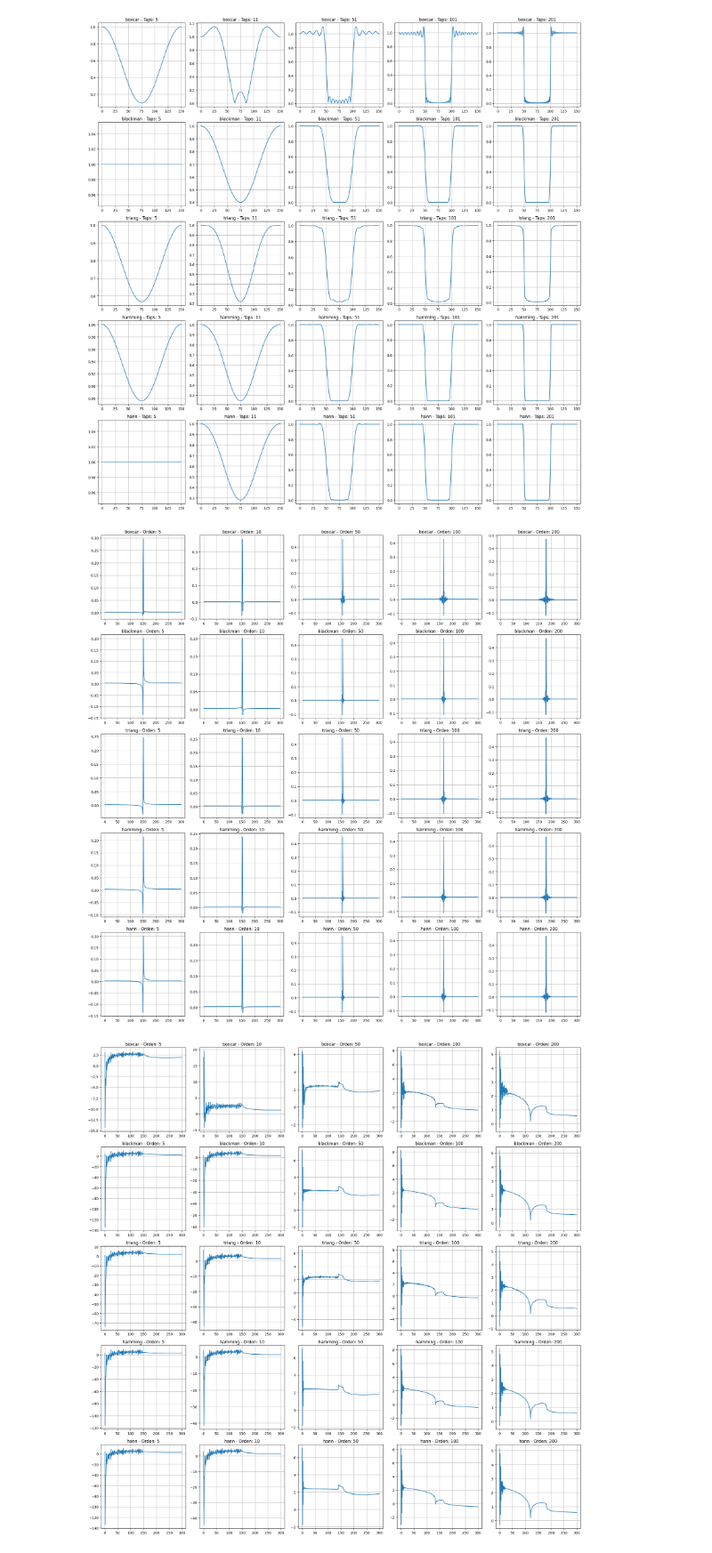
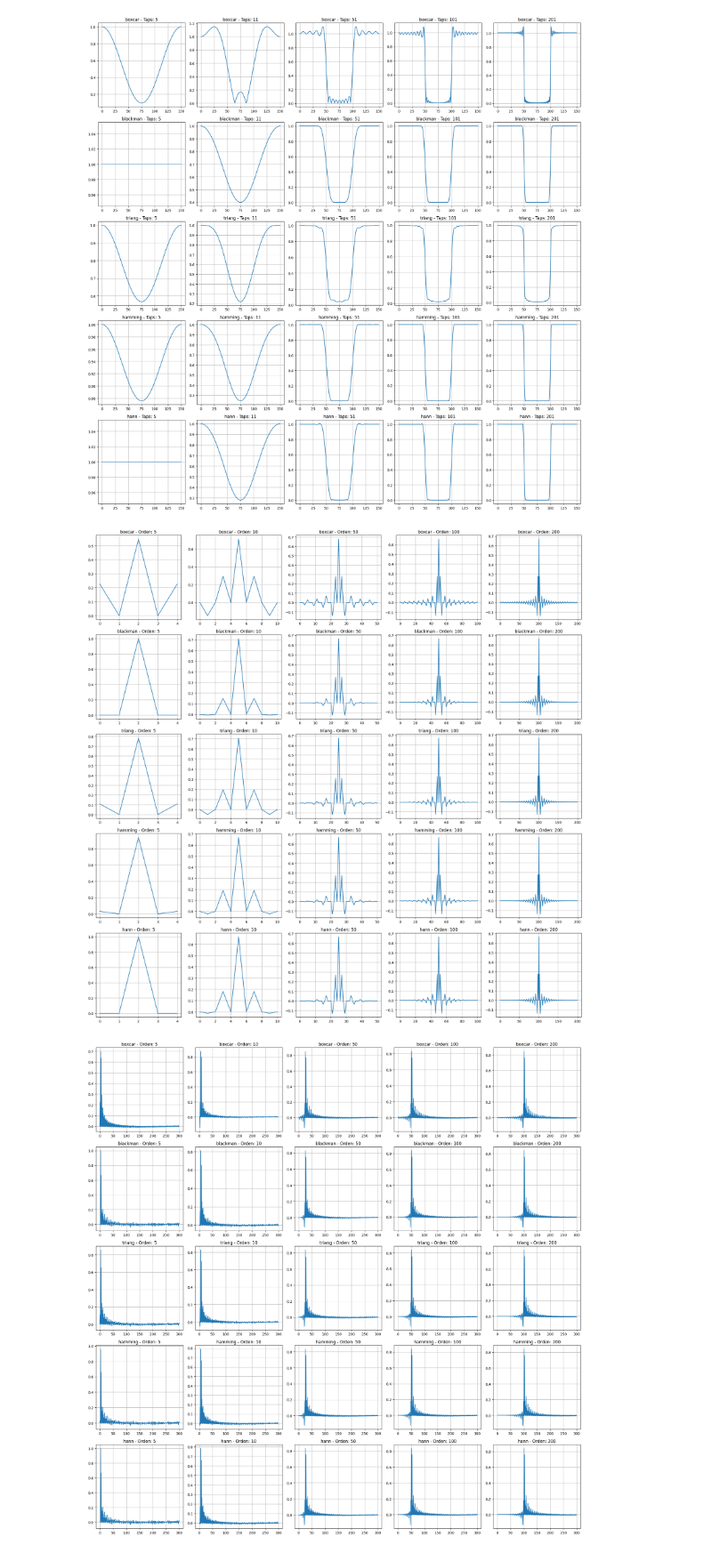
Before and after one commit to DayubMateo/PDS_2026_IIA, a Jupyter notebook: unidad-3-4 Filtros IIR Fir/PDS_TP_2.ipynb, the cells around one changed output. Shown at 89% size. Cells and saved outputs as stored; diff of their text form; code cells hidden in the pictures.

```diff
--- a/unidad-3-4 Filtros IIR Fir/PDS_TP_2.ipynb
+++ b/unidad-3-4 Filtros IIR Fir/PDS_TP_2.ipynb
@@ -26,6 +35,10 @@ std = 5
 dom, seno_comb = generar_senoidal(duracion, np.arange(1,50,0.3), frecM)
 _, ruido = generar_senoidal(duracion, np.arange(51, 100, 0.3), frecM, 1)
 seno_comb_ruido = seno_comb + ruido
+
+_, seno_comb1 = generar_senoidal(duracion, np.arange(100, 150, 0.3), frecM)
+seno_comb_ruido = seno_comb_ruido + seno_comb1
+seno_comb_ruido /= np.max(seno_comb_ruido)
 
 fft_seno_comb = np.fft.fft(seno_comb, frecM*duracion)
 norm_seno_comb = np.abs(fft_seno_comb)
@@ -142,7 +155,7 @@ for i in range(len(ventanas)):
         w, H = signal.freqz(taps, fs=fs)
         h = np.fft.ifft(H, frecM*duracion)
         shift_h = np.fft.fftshift(h)
-        filtros_temporales.append(shift_h)
+        filtros_temporales.append(taps)
 
         # Obtenemos la magnitud
         mag = np.abs(H)
@@ -177,32 +190,32 @@ for i in range(len(ventanas)):
 plt.tight_layout()
 plt.show()
 # %% [output]
-[figure, old version]
+[figure, new version]
 # %%
 plt.figure(figsize=(20, 20))
 
 seniales_filtradas = []
 
 for i in range(len(ventanas)):
     ventana_nom = ventanas[i]
 
     for j in range(len(Ordenes)):
         orden = Ordenes[j]
 
         filtro = filtros_temporales[i*len(Ordenes) + j]
-        senial_filtrada = signal.filtfilt(filtro, [1], seno_comb_ruido, padlen=0)
+        senial_filtrada = signal.lfilter(filtro, [1], seno_comb_ruido)
         seniales_filtradas.append(senial_filtrada)
 
         # Graficamos
         plt.subplot(len(ventanas), len(Ordenes), i * len(Ordenes) + j + 1)
         plt.title(f"{ventana_nom} - Orden: {orden}")
         plt.plot(senial_filtrada)
         plt.grid(True)
 
 plt.tight_layout()
 plt.show()
 # %% [output]
-[figure, old version]
+[figure, new version]
 # %%
 plt.figure(figsize=(20, 20))
 
```
Also changed, not shown: parts of 6 cells of this notebook, 2 other files.
